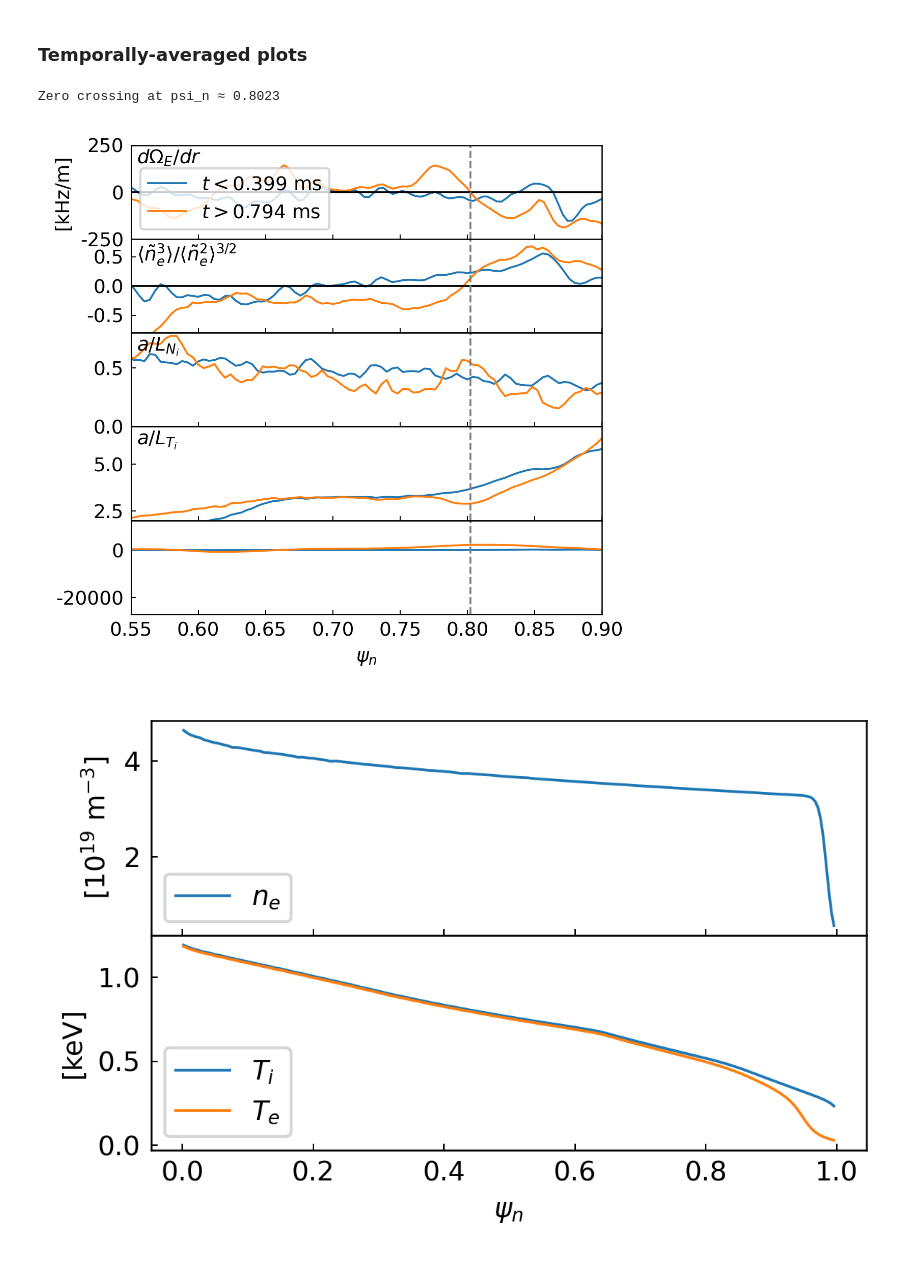
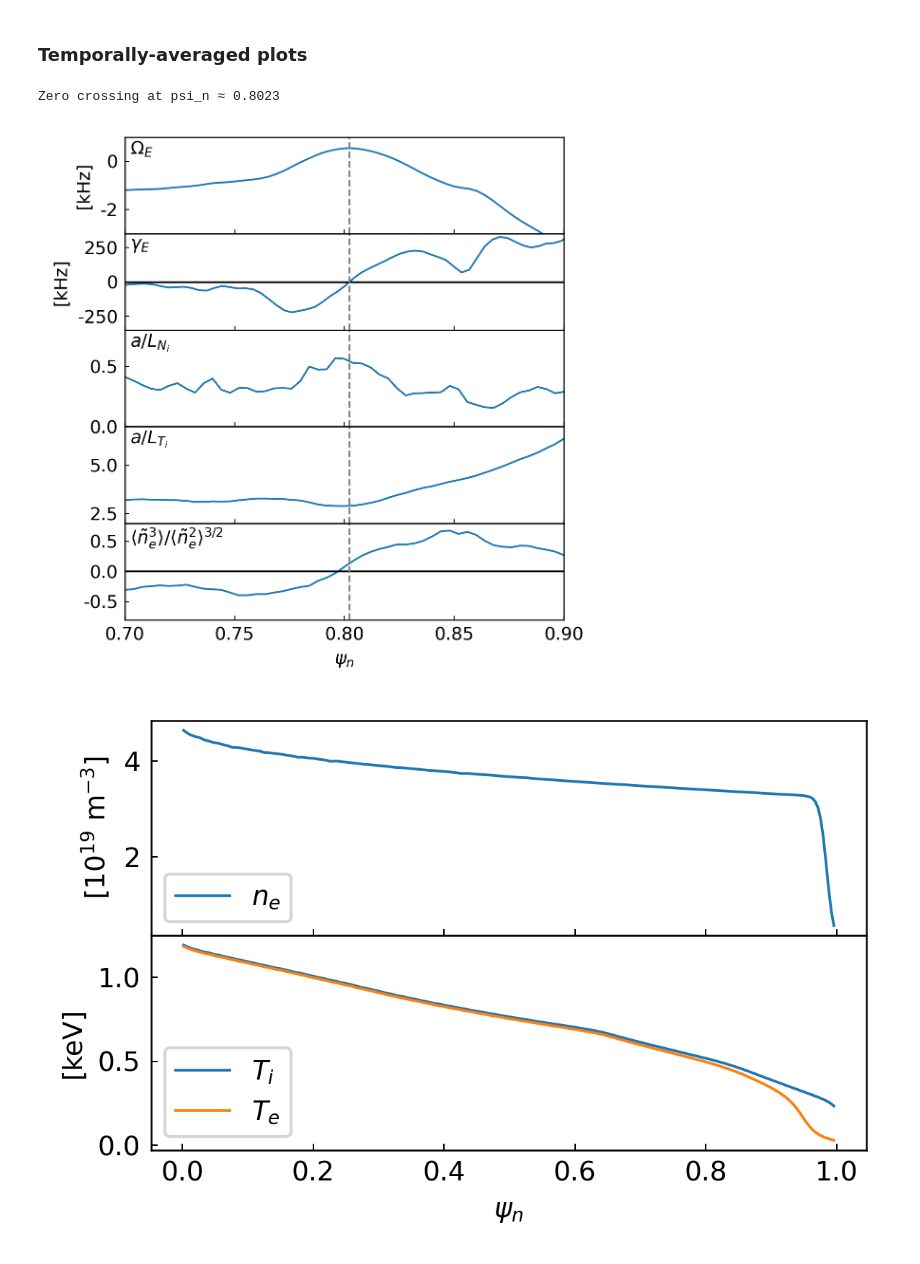
Before and after one commit to Maplenormandy/c1lgkt, a Jupyter notebook: bin/figures/jpp_figures.ipynb, the cells around one changed output. Saved outputs shown, nothing was run; the diff lists cells and outputs as text; code cells hidden in the pictures.

```diff
--- a/bin/figures/jpp_figures.ipynb
+++ b/bin/figures/jpp_figures.ipynb
@@ -90,6 +94,12 @@ tor_flux = geom.interp_q.antiderivative()
 
 # Toroidal flux at the x-point
 torx = tor_flux(eq.psix)
+
+def interp_rho_tor(psi):
+    """
+    Computes the normalized rho_tor for the unnormalized poloidal flux psi.
+    """
+    return np.sqrt(tor_flux(psi)/torx)
 
 def rho_tor_gradient(psi, f, axis=None):
     """
@@ -349,10 +360,12 @@ text_props = {'x': 0.012, 'y': 0.97,
 
 fig = plt.figure(figsize=(4.0, 4.0), dpi=300)
 
-gs = fig.add_gridspec(6, 1, hspace=0.0)
+gs = fig.add_gridspec(5, 1, hspace=0.0)
 
-dzfield_avg = np.mean(dzfield_rtor[200:,:] / amin, axis=0)
-dzfield_0 = np.mean(dzfield_rtor[:100,:] / amin, axis=0)
+dzfield_avg = np.mean(dzfield_rtor[200:,:], axis=0)
+gamma_E_avg = -dzfield_avg * (geom.interp_q(zpot_psi) / interp_rho_tor(zpot_psi))
+dzfield_0 = np.mean(dzfield_rtor[:100,:], axis=0)
+zfield_avg = np.mean(zfield[200:,:], axis=0)
 
 # Find indices in the desired range
 psi_norm = zpot_psi / eq.psix
@@ -373,38 +386,38 @@ else:
     psi_zero = None
     print("No zero crossing found in the specified range.")
 
-## Plot zonal flow shear
+## Plot zonal flows
 row = 0
 ax = fig.add_subplot(gs[row])
-ax.plot(zpot_psi/eq.psix, -dzfield_0*1e-3, label=R'$t < ' + F"{t[100]*1e3:.3f}" + '$ ms')
-ax.plot(zpot_psi/eq.psix, -dzfield_avg*1e-3, label=R'$t > ' + F"{t[200]*1e3:.3f}" + '$ ms')
+#ax.plot(zpot_psi/eq.psix, -dzfield_0*1e-3, label=R'$t < ' + F"{t[100]*1e3:.3f}" + '$ ms')
+ax.plot(zpot_psi/eq.psix, -zfield_avg*1e-3, label=R'$t > ' + F"{t[200]*1e3:.3f}" + '$ ms')
+
+#ax.axhline(0, color='k')
+ax.set_xlim(0.7, 0.9)
+ax.set_ylim(-3, 1)
+ax.xaxis.set_tick_params(labelbottom=False)
+ax.axvline(psi_zero, color='tab:gray', linestyle='--')
+ax.set_ylabel(R'[kHz]')
+
+ax.text(s=R'$\Omega_E$', transform=ax.transAxes, **text_props)
+
+
+## Plot zonal flow shear
+row += 1
+ax = fig.add_subplot(gs[row], sharex=ax)
+#ax.plot(zpot_psi/eq.psix, -dzfield_0*1e-3, label=R'$t < ' + F"{t[100]*1e3:.3f}" + '$ ms')
+ax.plot(zpot_psi/eq.psix, gamma_E_avg*1e-3, label=R'$t > ' + F"{t[200]*1e3:.3f}" + '$ ms')
 
 ax.axhline(0, color='k')
-ax.set_xlim(0.55, 0.9)
-ax.set_ylim(-250, 250)
+#ax.set_xlim(0.7, 0.9)
+ax.set_ylim(-350, 350)
 ax.xaxis.set_tick_params(labelbottom=False)
 ax.axvline(psi_zero, color='tab:gray', linestyle='--')
-ax.set_ylabel(R'[kHz/m]')
+ax.set_ylabel(R'[kHz]')
 
-ax.legend(loc='lower left')
+#ax.legend(loc='lower left')
 
-ax.text(s=R'$d\Omega_E/dr$', transform=ax.transAxes, **text_props)
-
-## Plot density skewness
-row += 1
-ax = fig.add_subplot(gs[row], sharex=ax)
-
-e_den_skwn = summary_data['e_den_skw'] / summary_data['e_den_var']**1.5
-e_den_skwn_avg = np.mean(e_den_skwn[200:,:], axis=0)
-e_den_skwn_0 = np.mean(e_den_skwn[:100,:], axis=0)
-ax.plot(geom.psi_surf/eq.psix, e_den_skwn_0)
-ax.plot(geom.psi_surf/eq.psix, e_den_skwn_avg)
-
-ax.axhline(0, color='k')
-ax.set_ylim(-0.8, 0.8)
-ax.xaxis.set_tick_params(labelbottom=False)
-ax.axvline(psi_zero, color='tab:gray', linestyle='--')
-ax.text(s=R'$\langle \tilde{n}_e^3 \rangle / \langle \tilde{n}_e^2 \rangle^{3/2}$', transform=ax.transAxes, **text_props)
+ax.text(s=R'$\gamma_E$', transform=ax.transAxes, **text_props)
 
 ## Plot ion gc density gradient
 row += 1
@@ -414,7 +427,7 @@ i_den_avg = np.mean(i_gc_den[200:,:], axis=0)
 grad_i_den = -rho_tor_gradient(psi_mks, np.log(i_den_avg))
 grad_i_den0 = -rho_tor_gradient(psi_mks, np.log(np.mean(i_gc_den[:100,:], axis=0)))
 
-ax.plot(psi_mks/eq.psix, grad_i_den0)
+#ax.plot(psi_mks/eq.psix, grad_i_den0)
 ax.plot(psi_mks/eq.psix, grad_i_den)
 ax.set_ylim(0, 0.8)
 ax.xaxis.set_tick_params(labelbottom=False)
@@ -429,42 +442,60 @@ i_T_avg = np.mean(i_T_perp[200:,:], axis=0)
 grad_i_T = -rho_tor_gradient(psi_mks, np.log(i_T_avg))
 grad_i_T0 = -rho_tor_gradient(psi_mks, np.log(np.mean(i_T_perp[:100,:], axis=0)))
 
-ax.plot(psi_mks/eq.psix, grad_i_T0)
+#ax.plot(psi_mks/eq.psix, grad_i_T0)
 ax.plot(psi_mks/eq.psix, grad_i_T)
 ax.set_ylim(2.0, 7.0)
 ax.xaxis.set_tick_params(labelbottom=False)
 ax.axvline(psi_zero, color='tab:gray', linestyle='--')
 ax.text(s=R'$a/L_{T_i}$', transform=ax.transAxes, **text_props)
 
 
+## Plot density skewness
+row += 1
+ax = fig.add_subplot(gs[row], sharex=ax)
+
+e_den_skwn = summary_data['e_den_skw'] / summary_data['e_den_var']**1.5
+e_den_skwn_avg = np.mean(e_den_skwn[200:,:], axis=0)
+e_den_skwn_0 = np.mean(e_den_skwn[:100,:], axis=0)
+#ax.plot(geom.psi_surf/eq.psix, e_den_skwn_0)
+ax.plot(geom.psi_surf/eq.psix, e_den_skwn_avg)
+
+ax.axhline(0, color='k')
+ax.set_ylim(-0.8, 0.8)
+ax.xaxis.set_tick_params(labelbottom=False)
+ax.axvline(psi_zero, color='tab:gray', linestyle='--')
+ax.text(s=R'$\langle \tilde{n}_e^3 \rangle / \langle \tilde{n}_e^2 \rangle^{3/2}$', transform=ax.transAxes, **text_props)
+
+
+"""
 ## Plot flow
 row += 1
 ax = fig.add_subplot(gs[row], sharex=ax)
 
 ax.plot(psi_mks/eq.psix, np.mean(i_parallel_flow[:100,:], axis=0))
 ax.plot(psi_mks/eq.psix, np.mean(i_parallel_flow[200:,:], axis=0))
 #ax.set_ylim(2.0, 7.0)
 ax.xaxis.set_tick_params(labelbottom=False)
 ax.axvline(psi_zero, color='tab:gray', linestyle='--')
 #ax.text(s=R'$a/L_{T_i}$', transform=ax.transAxes, **text_props)
-
+"""
 
 ax.xaxis.set_tick_params(labelbottom=True)
 ax.set_xlabel(R'$\psi_n$')
 
 # Combine legends from both axes
 #lines, labels = ax.get_legend_handles_labels()
 #lines2, labels2 = axt.get_legend_handles_labels()
 #ax.legend(lines + lines2, labels + labels2, loc='upper left')
 
 
 
 plt.tight_layout()
 plt.savefig('./outputs/jpp_figures/plot_shearless_comparison.pdf', dpi=300)
 plt.savefig('./outputs/jpp_figures/plot_shearless_comparison.png', dpi=300)
 # %% [output]
 Zero crossing at psi_n ≈ 0.8023
-[figure, old version]
+[figure, new version]
 # %%
 # %% Get reference data for profile plots
 # %%
```
Also changed, not shown: parts of 5 cells of this notebook, 4 other files.
